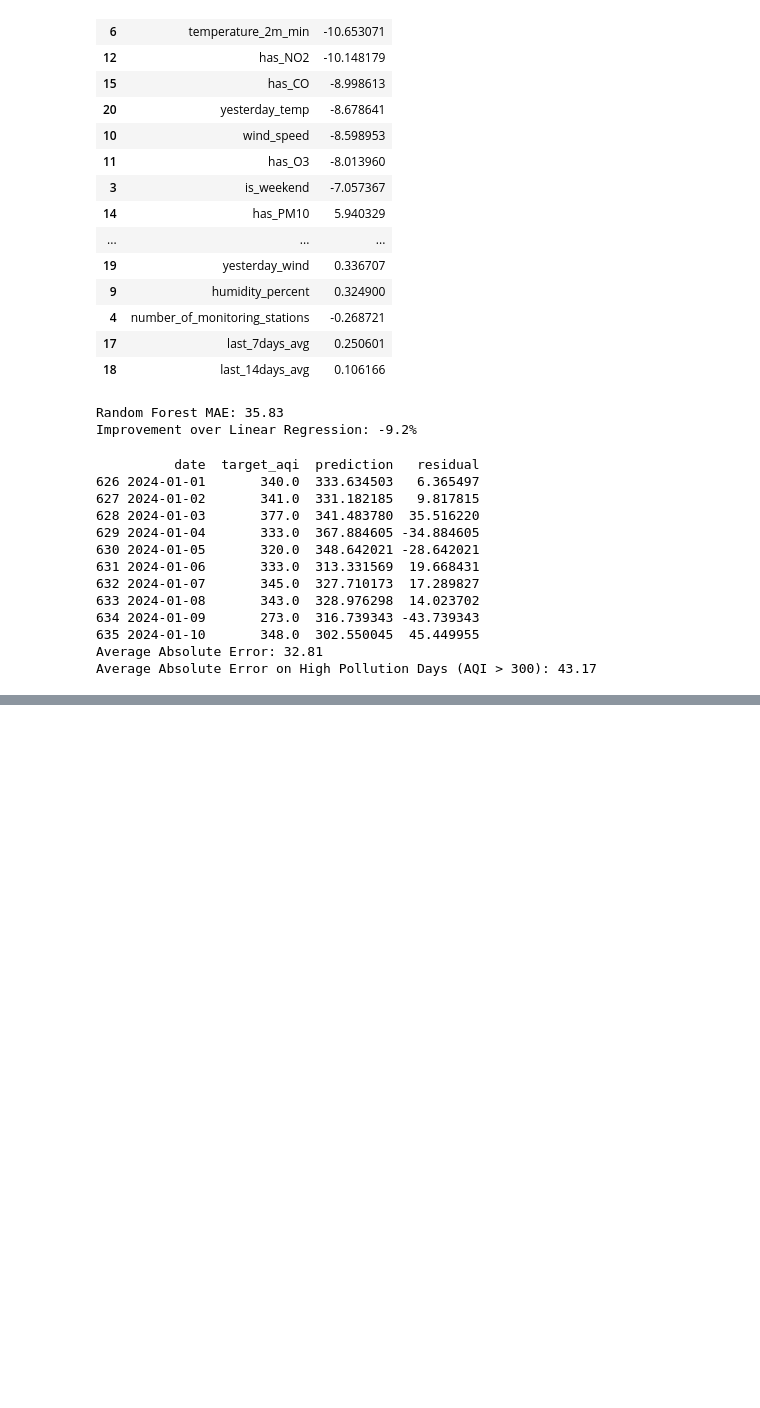
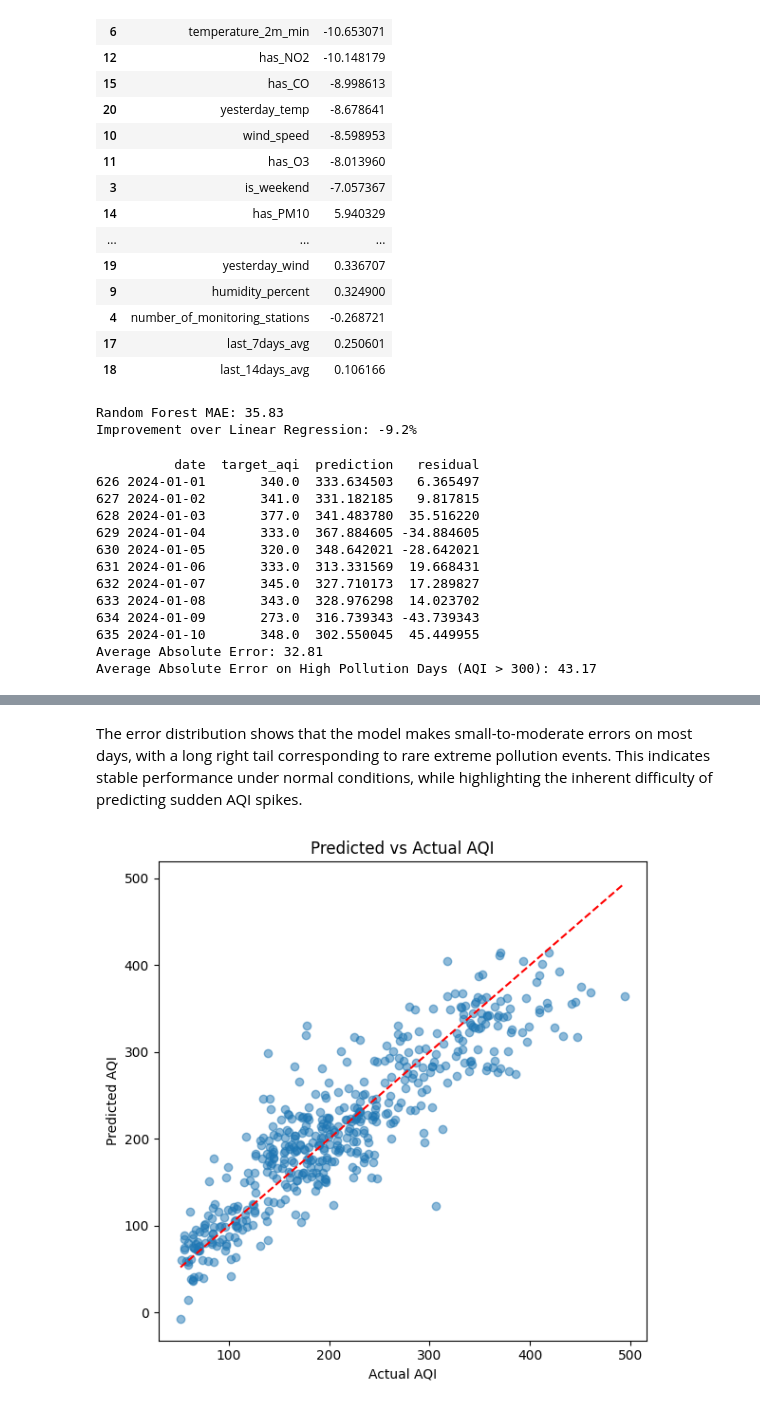
Before and after one commit to Namiiii-sys/Delhi-AQI-Forecast, a Jupyter notebook: notebooks/02_Model-Development.ipynb, the cells around one changed output, grey strips where cells are left out. Drawn from its saved outputs; the diff is of its cells as text; code cells hidden in the pictures; blank space fills up the shorter version.

```diff
--- a/notebooks/02_Model-Development.ipynb
+++ b/notebooks/02_Model-Development.ipynb
@@ -253,0 +271,23 @@ Average Absolute Error on High Pollution Days (AQI > 300): 43.17
+# %% [markdown]
+The error distribution shows that the model makes small-to-moderate errors on most days, with a long right tail corresponding to rare extreme pollution events. This indicates stable performance under normal conditions, while highlighting the inherent difficulty of predicting sudden AQI spikes.
+# %%
+import matplotlib.pyplot as plt
+
+plt.figure(figsize=(6, 6))
+
+plt.scatter(y_test, lr_pred, alpha=0.5)
+plt.plot(
+    [y_test.min(), y_test.max()],
+    [y_test.min(), y_test.max()],
+    'r--'
+)
+
+plt.xlabel('Actual AQI')
+plt.ylabel('Predicted AQI')
+plt.title('Predicted vs Actual AQI')
+
+plt.tight_layout()
+plt.savefig('../data/outputs/charts/Evaluation/predicted_vs_actual_aqi.png')
+plt.show()
+# %% [output]
+[figure, added]
```
Also changed, not shown: parts of 4 cells of this notebook, 18 other files.
